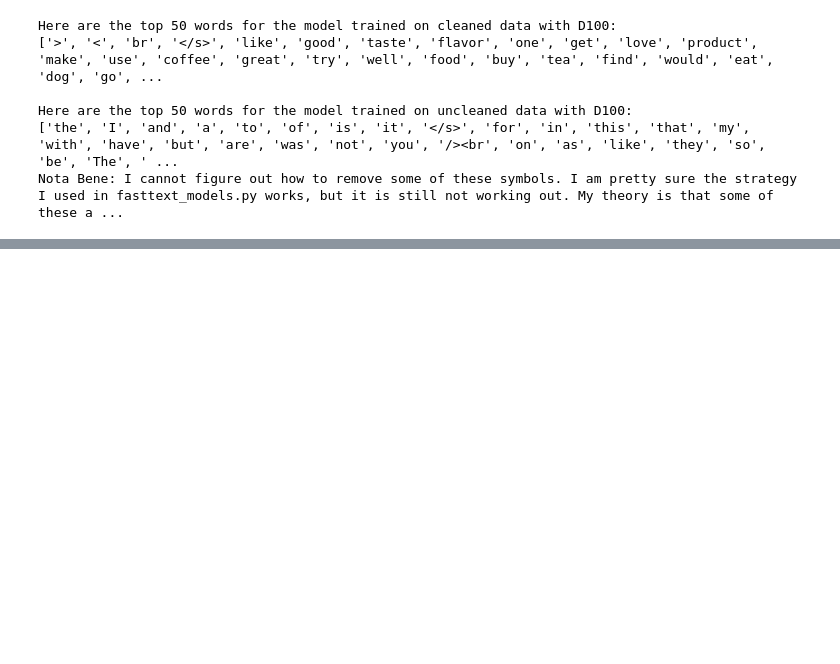
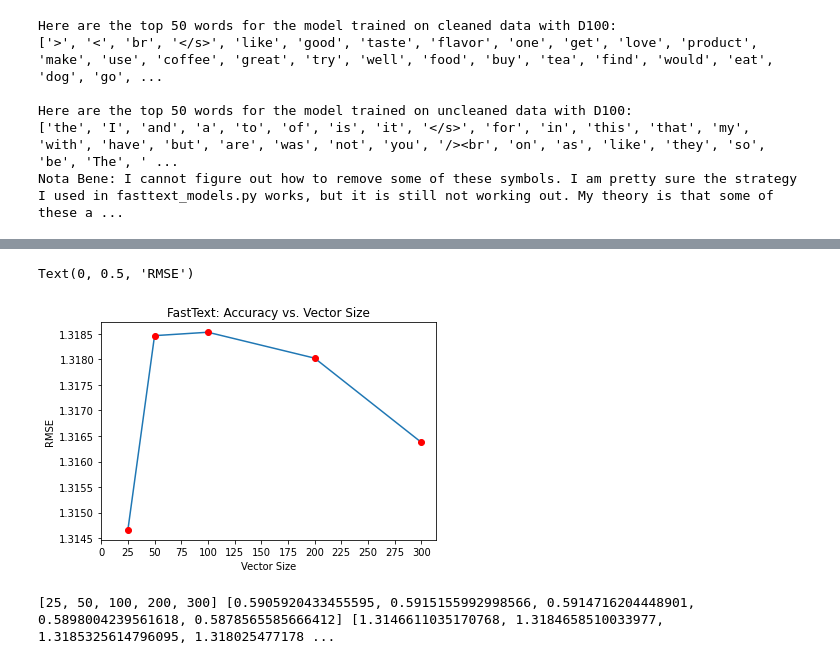
Before and after one commit to nbso13/comparing_embeddings, a Jupyter notebook: fasttext_bradley/fasttext_evalutation.ipynb, the cells around one changed output, grey strips where cells are left out. Cells and saved outputs as stored; diff of their text form; code cells hidden in the pictures; blank space fills up the shorter version.

```diff
--- a/fasttext_bradley/fasttext_evalutation.ipynb
+++ b/fasttext_bradley/fasttext_evalutation.ipynb
@@ -203,0 +281,25 @@ df_merged
+# %%
+Xs = [25,50,100,200,300]
+Ys = clean['RMSE']
+plt.plot(Xs, Ys)
+plt.plot(Xs, Ys, 'ro')
+plt.xticks(range(0,301,25))
+plt.title('FastText: Accuracy vs. Vector Size')
+plt.xlabel('Vector Size')
+plt.ylabel('RMSE')
+# %% [output]
+Text(0, 0.5, 'RMSE')
+[figure, added]
+# %%
+Xs = [25,50,100,200,300]
+acc = list(clean['Accuracy'])
+rmse = list(clean['RMSE'])
+print(Xs,acc,rmse)
+'''
+fasttezt dimensions followup
+ds = [25, 50, 100, 200, 300]
+acc = [0.5905920433455595, 0.5915155992998566, 0.5914716204448901, 0.5898004239561618, 0.5878565585666412]]
+rmse = [1.3146611035170768, 1.3184658510033977, 1.3185325614796095, 1.3180254771782667, 1.3163761041663984]
+'''
+# %% [output]
+[25, 50, 100, 200, 300] [0.5905920433455595, 0.5915155992998566, 0.5914716204448901, 0.5898004239561618, 0.5878565585666412] [1.3146611035170768, 1.3184658510033977, 1.3185325614796095, 1.318025477178 ...
```
Also changed, not shown: parts of 12 cells of this notebook, 3 other files.
